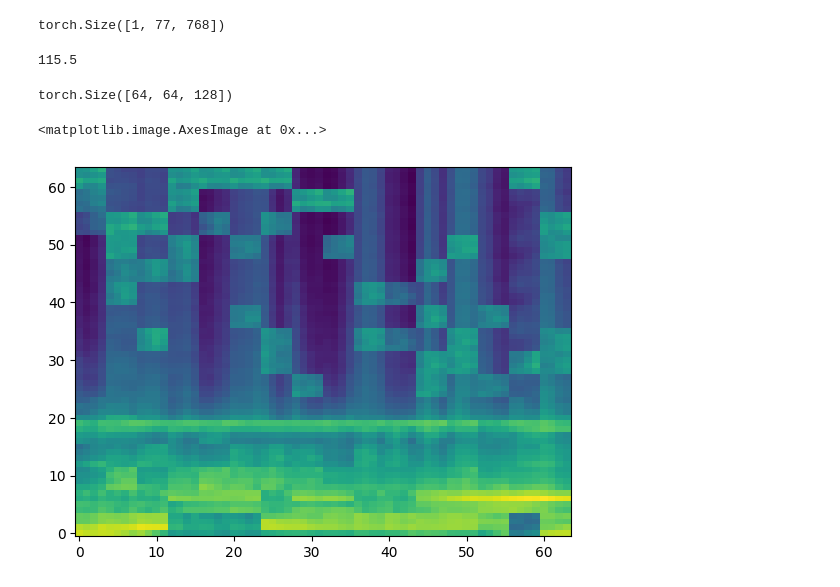
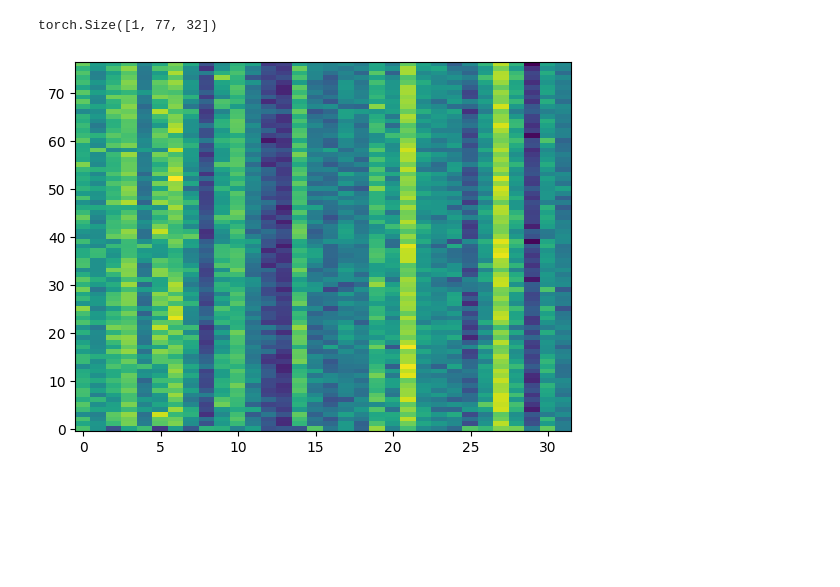
Before and after one commit to jiapulidoar/EEGMAE, a Jupyter notebook: maeeeg.ipynb, the cells around one changed output. Saved outputs shown, nothing was run; the diff lists cells and outputs as text; code cells hidden in the pictures; blank space fills up the shorter version.

```diff
--- a/maeeeg.ipynb
+++ b/maeeeg.ipynb
@@ -13,5 +166,5 @@ from engine_pretrain import train_one_epoch
 nfft = 128
 hop_length=16
 spec_size=(64,64)
-in_chans = 128
-eegdataset = dataset.EEGDataset('./dataset/mne_data/', nfft = nfft, hop_length=hop_length, spec_size=spec_size)
+in_chans = 6
+eegdataset = dataset.EEGSleepDataset('./dataset/physionet/30s_splited', nfft = nfft, hop_length=hop_length, spec_size=spec_size)
@@ -117,4 +273,4 @@ Model = MaskedAutoencoderViT(
     weight_decay: 0.05
 )
 # %%
-maeeeg.decoder_mode
+maeeeg.decoder_mode = 1
@@ -205,0 +400,2 @@ zipp                     3.17.0
+# %%
+x = eegdataset.__getitem__(32)[0]
@@ -206,8 +426,2 @@ zipp                     3.17.0
 # %%
-maeeeg.forward_encoder(x.unsqueeze(0), 0.7)[0].shape
+something = maeeeg.forward_encoder(x.unsqueeze(0), 0.7)
-# %% [output]
-torch.Size([1, 77, 768])
-# %%
-(77*768)/512
-# %% [output]
-115.5
@@ -217,10 +428,8 @@ y = torch.einsum('nchw->nhwc', y).detach().cpu().squeeze()
-# %%
-y.shape
-# %% [output]
-torch.Size([64, 64, 128])
+# %%
+something[0].shape
+# %% [output]
+torch.Size([1, 77, 32])
 # %%
-
-plt.imshow(y[:,:,100], aspect="auto", origin="lower")
+_ = plt.imshow(something[0].detach().numpy().squeeze(), aspect="auto", origin="lower")
 # %% [output]
-<matplotlib.image.AxesImage at 0x...>
-[figure, old version]
+[figure, new version]
```
Also changed, not shown: parts of 57 cells of this notebook, 6 other files.
